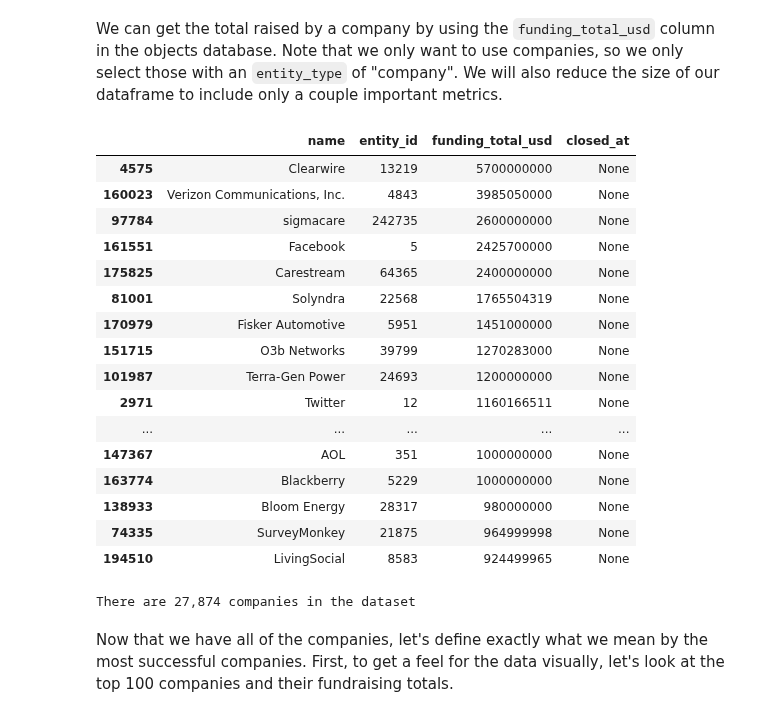
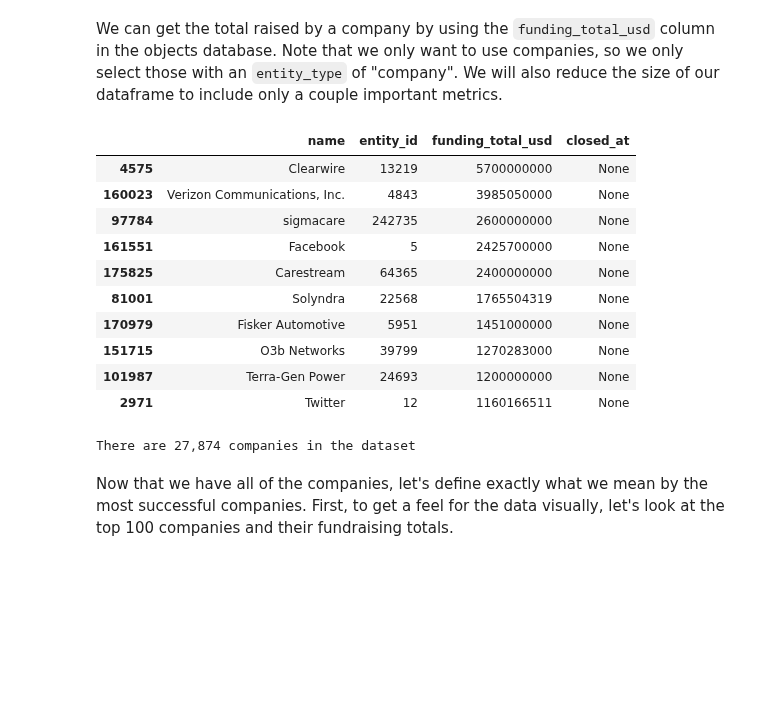
Before and after one commit to berkeley-stat159-f17/project-3-p2-mo-ma-ne, a Jupyter notebook: education.ipynb, the cells around one changed output. Saved outputs shown, nothing was run; the diff lists cells and outputs as text; code cells hidden in the pictures; blank space fills up the shorter version.

```diff
--- a/education.ipynb
+++ b/education.ipynb
@@ -32,29 +32,23 @@ We can get the total raised by a company by using the `funding_total_usd` column
 # %%
 companies = objects[objects.entity_type=='Company'][['name','entity_id','funding_total_usd','closed_at']].copy()
 # Only select companies who have raised some money
 companies = companies.dropna(subset=['funding_total_usd'])
-display(companies.sort_values('funding_total_usd',ascending=False).head(20))
+display(companies.sort_values('funding_total_usd',ascending=False).head(10))
 
 comp_tot = len(companies)
 print('There are {:,} companies in the dataset'.format(comp_tot))
 # %% [output]
 |  | name | entity_id | funding_total_usd | closed_at |
 | 4575 | Clearwire | 13219 | 5700000000 | None |
 | 160023 | Verizon Communications, Inc. | 4843 | 3985050000 | None |
 | 97784 | sigmacare | 242735 | 2600000000 | None |
 | 161551 | Facebook | 5 | 2425700000 | None |
 | 175825 | Carestream | 64365 | 2400000000 | None |
 | 81001 | Solyndra | 22568 | 1765504319 | None |
 | 170979 | Fisker Automotive | 5951 | 1451000000 | None |
 | 151715 | O3b Networks | 39799 | 1270283000 | None |
 | 101987 | Terra-Gen Power | 24693 | 1200000000 | None |
 | 2971 | Twitter | 12 | 1160166511 | None |
-| ... | ... | ... | ... | ... |
-| 147367 | AOL | 351 | 1000000000 | None |
-| 163774 | Blackberry | 5229 | 1000000000 | None |
-| 138933 | Bloom Energy | 28317 | 980000000 | None |
-| 74335 | SurveyMonkey | 21875 | 964999998 | None |
-| 194510 | LivingSocial | 8583 | 924499965 | None |
 There are 27,874 companies in the dataset
 # %% [markdown]
 Now that we have all of the companies, let's define exactly what we mean by the most successful companies. First, to get a feel for the data visually, let's look at the top 100 companies and their fundraising totals.
```
Also changed, not shown: parts of 2 cells of this notebook.
